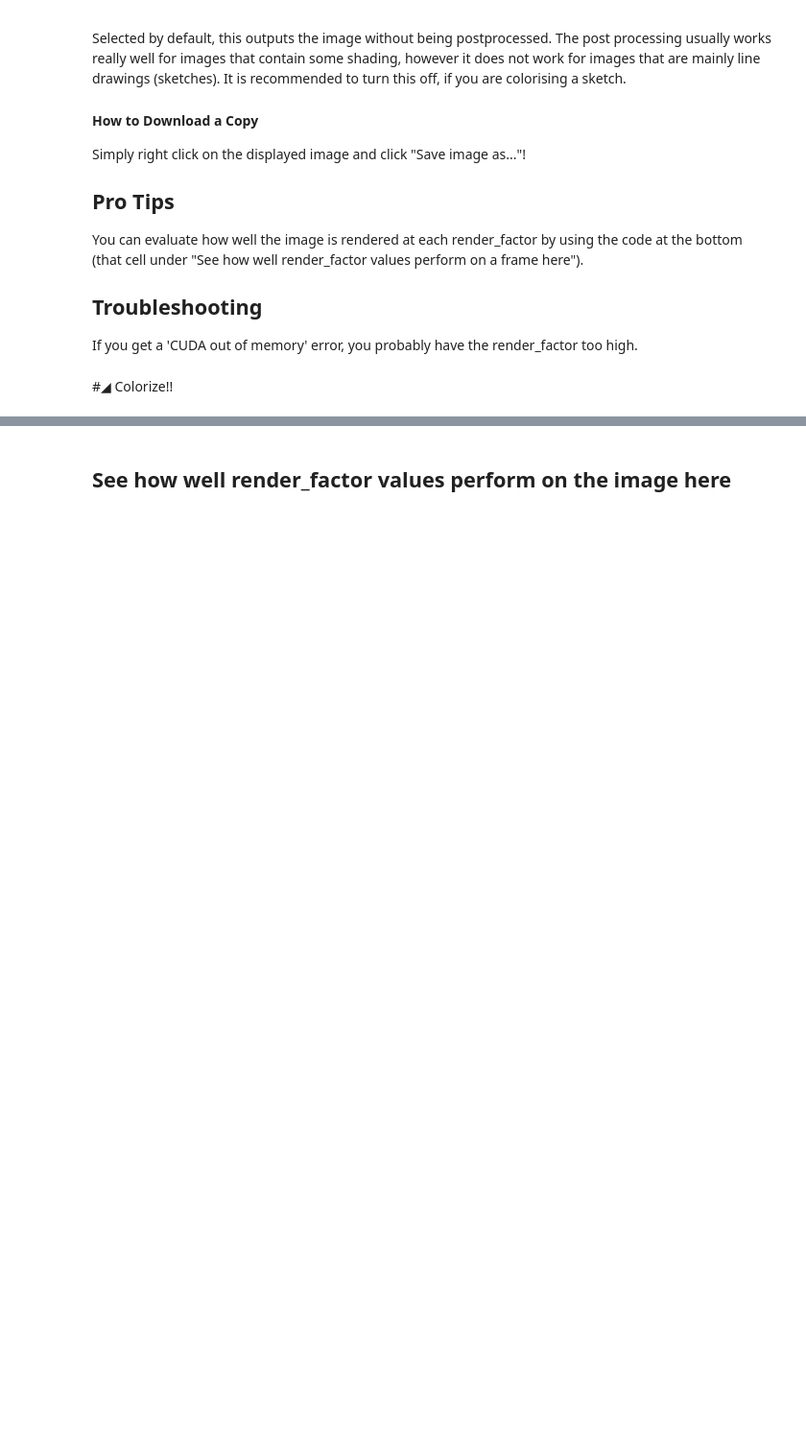
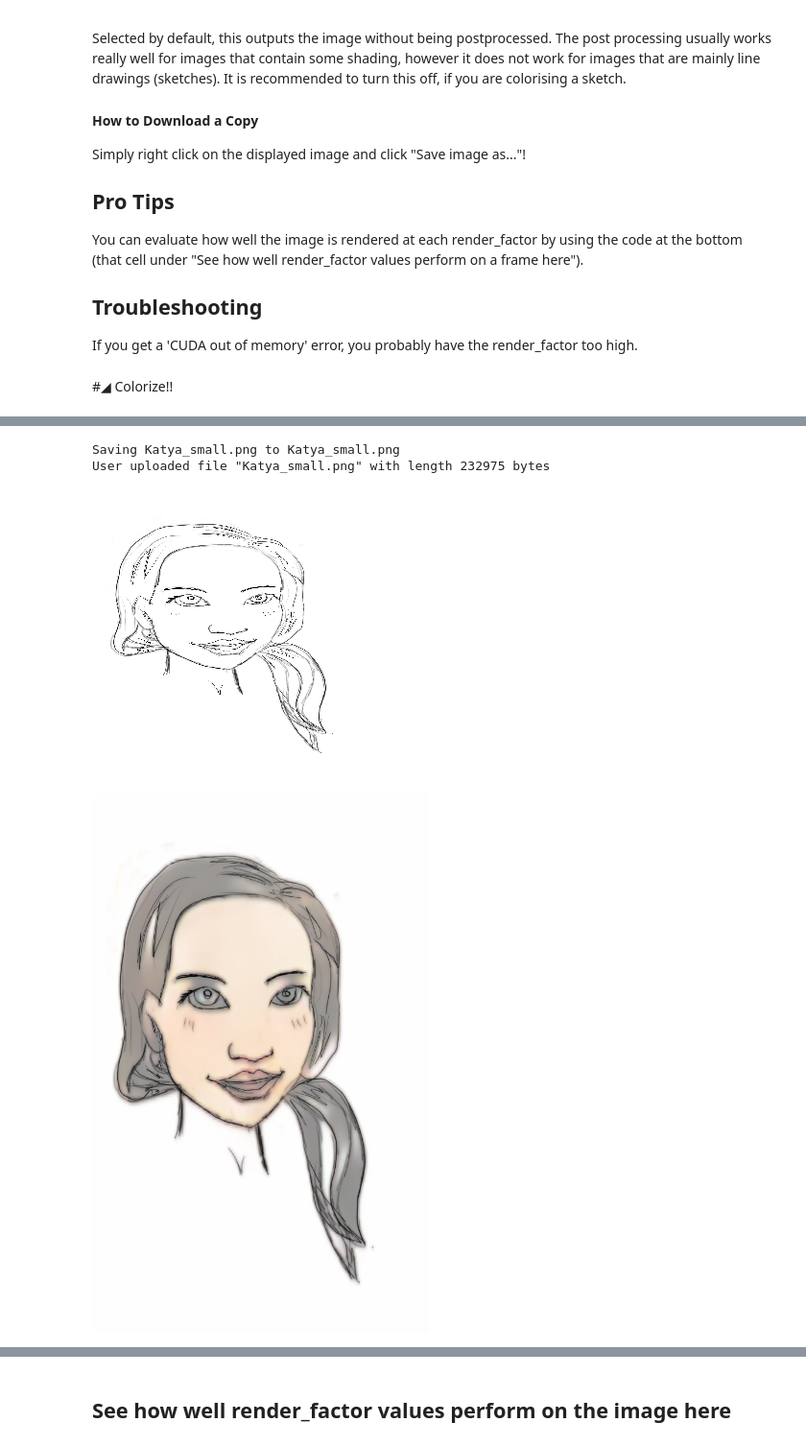
Before and after one commit to kevinash/awesome-ai, a Jupyter notebook: notebooks/4_DrawingAndSketching/ImageColorizerColabSketch.ipynb, the cells around one changed output, grey strips where cells are left out. Shown at 96% size. Drawn from its saved outputs; the diff is of its cells as text; code cells hidden in the pictures; blank space fills up the shorter version.

```diff
--- a/notebooks/4_DrawingAndSketching/ImageColorizerColabSketch.ipynb
+++ b/notebooks/4_DrawingAndSketching/ImageColorizerColabSketch.ipynb
@@ -81,12 +124,36 @@ If you get a 'CUDA out of memory' error, you probably have the render_factor too
 # %% [markdown]
 #◢ Colorize!!
 # %%
-source_url = 'https://i.imgur.com/8KCI6DE.png' #@param {type:"string"}
+import os
+import io
+import cv2
+from PIL import Image
+import imageio
+import numpy as np
+from google.colab import files
+
+uploaded = files.upload()
+for fn in uploaded.keys():
+  print('User uploaded file "{name}" with length {length} bytes'.format(name=fn, length=len(uploaded[fn])))
+os.rename(fn, fn.replace(" ", ""))
+fn = fn.replace(" ", "")
+source_img = "image." + fn.split(".")[-1]
+!mv -f $fn $source_img
+
+im = Image.open(source_img)
+(width, height) = im.size
+source_img_max = max(width, height)
+source_img_min = min(width, height)
+display(Image.open(source_img).resize((300, 300)))
+
+source_url = source_img
+#source_url = 'https://i.imgur.com/8KCI6DE.png' #@param {type:"string"}
 render_factor = 12 #@param {type:"slider", min:7, max:45, step:1}
 watermarked = False #@param {type:"boolean"}
 
 if source_url is not None and source_url !='':
-    image_path = colorizer.plot_transformed_image_from_url(url=source_url, render_factor=render_factor, compare=True, post_process=False, watermarked=watermarked)
+    image_path = colorizer.plot_transformed_image(path=source_url, render_factor=render_factor, compare=True, post_process=False, watermarked=watermarked)
     show_image_in_notebook(image_path)
 else:
     print('Provide an image url and try again.')
+# %% [output]
@@ -92,0 +161,4 @@ else:
+Saving Katya_small.png to Katya_small.png
+User uploaded file "Katya_small.png" with length 232975 bytes
+[figure, added]
+[figure, added]
```
Also changed, not shown: parts of 6 cells of this notebook.
